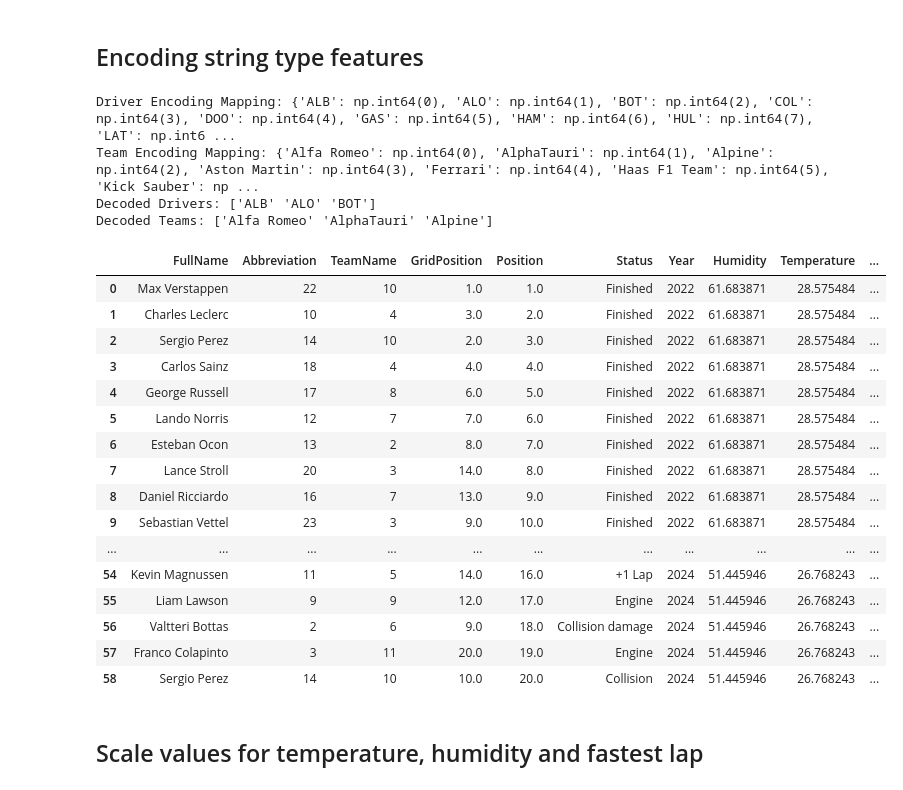
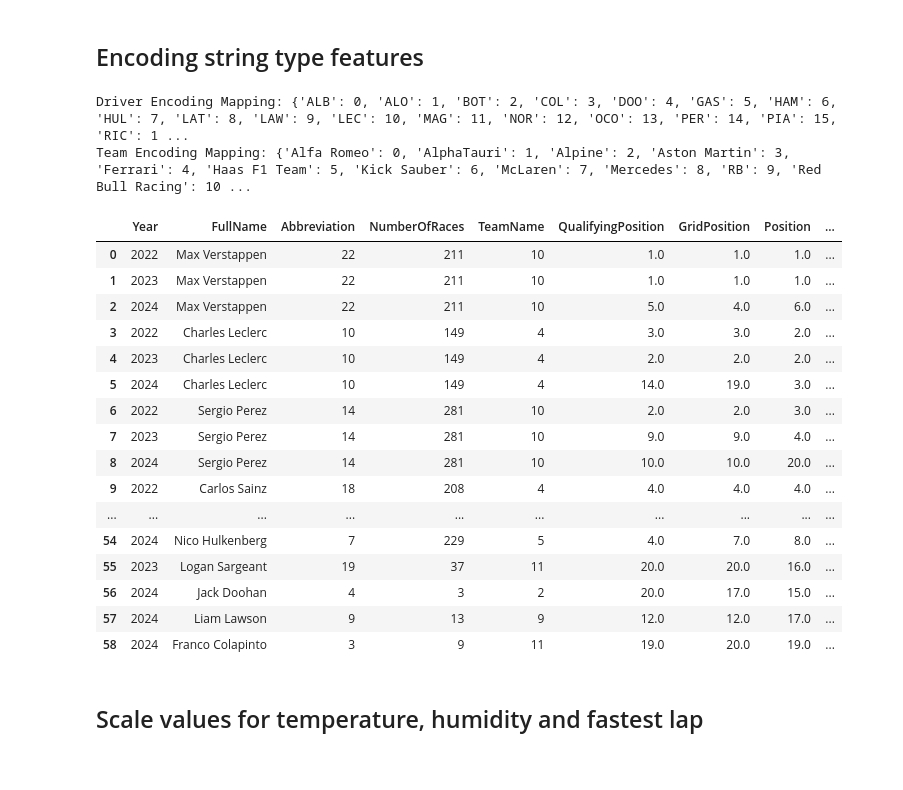
Before and after one commit to petarstamenkovic/F1-Race-Predictor, a Jupyter notebook: F1_Race_Predictor.ipynb, the cells around one changed output. Cells and saved outputs as stored; diff of their text form; code cells hidden in the pictures.

Commit message:
Created a get_qualifying_data function that retrieves qualy info and the speed trap (highest speed) during the whole qualyfing session. Deleted isRookie table.

```diff
--- a/F1_Race_Predictor.ipynb
+++ b/F1_Race_Predictor.ipynb
@@ -110,52 +186,50 @@ See the caveats in the documentation: https://pandas.pydata.org/pandas-docs/stab
 # %%
 from sklearn.preprocessing import LabelEncoder
 
-final_sessions_encoded = final_sessions.copy()
+final_sessions_encoded = final_data.copy()
 
 label_encoder_abbr = LabelEncoder()
 label_encoder_team = LabelEncoder()
 
 final_sessions_encoded["Abbreviation"] = label_encoder_abbr.fit_transform(final_sessions_encoded["Abbreviation"])
 final_sessions_encoded["TeamName"] = label_encoder_team.fit_transform(final_sessions_encoded["TeamName"])
 
 # Mapping for Drivers
 driver_mapping = dict(zip(label_encoder_abbr.classes_, label_encoder_abbr.transform(label_encoder_abbr.classes_)))
 print("Driver Encoding Mapping:", driver_mapping)
 
 # Mapping for Teams
 team_mapping = dict(zip(label_encoder_team.classes_, label_encoder_team.transform(label_encoder_team.classes_)))
 print("Team Encoding Mapping:", team_mapping)
 
 # Inverse process - if you need it
 #decoded_driver = label_encoder_abbr.inverse_transform([0, 1, 2])  # Convert 0,1,2 back to names
 #decoded_team = label_encoder_team.inverse_transform([0, 1, 2])
 
 #print("Decoded Drivers:", decoded_driver)
 #print("Decoded Teams:", decoded_team)
 
 final_sessions_encoded
 # %% [output]
-Driver Encoding Mapping: {'ALB': np.int64(0), 'ALO': np.int64(1), 'BOT': np.int64(2), 'COL': np.int64(3), 'DOO': np.int64(4), 'GAS': np.int64(5), 'HAM': np.int64(6), 'HUL': np.int64(7), 'LAT': np.int6 ...
-Team Encoding Mapping: {'Alfa Romeo': np.int64(0), 'AlphaTauri': np.int64(1), 'Alpine': np.int64(2), 'Aston Martin': np.int64(3), 'Ferrari': np.int64(4), 'Haas F1 Team': np.int64(5), 'Kick Sauber': np ...
-Decoded Drivers: ['ALB' 'ALO' 'BOT']
-Decoded Teams: ['Alfa Romeo' 'AlphaTauri' 'Alpine']
+Driver Encoding Mapping: {'ALB': 0, 'ALO': 1, 'BOT': 2, 'COL': 3, 'DOO': 4, 'GAS': 5, 'HAM': 6, 'HUL': 7, 'LAT': 8, 'LAW': 9, 'LEC': 10, 'MAG': 11, 'NOR': 12, 'OCO': 13, 'PER': 14, 'PIA': 15, 'RIC': 1 ...
+Team Encoding Mapping: {'Alfa Romeo': 0, 'AlphaTauri': 1, 'Alpine': 2, 'Aston Martin': 3, 'Ferrari': 4, 'Haas F1 Team': 5, 'Kick Sauber': 6, 'McLaren': 7, 'Mercedes': 8, 'RB': 9, 'Red Bull Racing': 10 ...
-|  | FullName | Abbreviation | TeamName | GridPosition | Position | Status | Year | Humidity | Temperature | ... |
-| 0 | Max Verstappen | 22 | 10 | 1.0 | 1.0 | Finished | 2022 | 61.683871 | 28.575484 | ... |
-| 1 | Charles Leclerc | 10 | 4 | 3.0 | 2.0 | Finished | 2022 | 61.683871 | 28.575484 | ... |
-| 2 | Sergio Perez | 14 | 10 | 2.0 | 3.0 | Finished | 2022 | 61.683871 | 28.575484 | ... |
-| 3 | Carlos Sainz | 18 | 4 | 4.0 | 4.0 | Finished | 2022 | 61.683871 | 28.575484 | ... |
-| 4 | George Russell | 17 | 8 | 6.0 | 5.0 | Finished | 2022 | 61.683871 | 28.575484 | ... |
-| 5 | Lando Norris | 12 | 7 | 7.0 | 6.0 | Finished | 2022 | 61.683871 | 28.575484 | ... |
-| 6 | Esteban Ocon | 13 | 2 | 8.0 | 7.0 | Finished | 2022 | 61.683871 | 28.575484 | ... |
-| 7 | Lance Stroll | 20 | 3 | 14.0 | 8.0 | Finished | 2022 | 61.683871 | 28.575484 | ... |
-| 8 | Daniel Ricciardo | 16 | 7 | 13.0 | 9.0 | Finished | 2022 | 61.683871 | 28.575484 | ... |
-| 9 | Sebastian Vettel | 23 | 3 | 9.0 | 10.0 | Finished | 2022 | 61.683871 | 28.575484 | ... |
-| ... | ... | ... | ... | ... | ... | ... | ... | ... | ... | ... |
-| 54 | Kevin Magnussen | 11 | 5 | 14.0 | 16.0 | +1 Lap | 2024 | 51.445946 | 26.768243 | ... |
-| 55 | Liam Lawson | 9 | 9 | 12.0 | 17.0 | Engine | 2024 | 51.445946 | 26.768243 | ... |
-| 56 | Valtteri Bottas | 2 | 6 | 9.0 | 18.0 | Collision damage | 2024 | 51.445946 | 26.768243 | ... |
-| 57 | Franco Colapinto | 3 | 11 | 20.0 | 19.0 | Engine | 2024 | 51.445946 | 26.768243 | ... |
-| 58 | Sergio Perez | 14 | 10 | 10.0 | 20.0 | Collision | 2024 | 51.445946 | 26.768243 | ... |
+|  | Year | FullName | Abbreviation | NumberOfRaces | TeamName | QualifyingPosition | GridPosition | Position | ... |
+| 0 | 2022 | Max Verstappen | 22 | 211 | 10 | 1.0 | 1.0 | 1.0 | ... |
+| 1 | 2023 | Max Verstappen | 22 | 211 | 10 | 1.0 | 1.0 | 1.0 | ... |
+| 2 | 2024 | Max Verstappen | 22 | 211 | 10 | 5.0 | 4.0 | 6.0 | ... |
+| 3 | 2022 | Charles Leclerc | 10 | 149 | 4 | 3.0 | 3.0 | 2.0 | ... |
+| 4 | 2023 | Charles Leclerc | 10 | 149 | 4 | 2.0 | 2.0 | 2.0 | ... |
+| 5 | 2024 | Charles Leclerc | 10 | 149 | 4 | 14.0 | 19.0 | 3.0 | ... |
+| 6 | 2022 | Sergio Perez | 14 | 281 | 10 | 2.0 | 2.0 | 3.0 | ... |
+| 7 | 2023 | Sergio Perez | 14 | 281 | 10 | 9.0 | 9.0 | 4.0 | ... |
+| 8 | 2024 | Sergio Perez | 14 | 281 | 10 | 10.0 | 10.0 | 20.0 | ... |
+| 9 | 2022 | Carlos Sainz | 18 | 208 | 4 | 4.0 | 4.0 | 4.0 | ... |
+| ... | ... | ... | ... | ... | ... | ... | ... | ... | ... |
+| 54 | 2024 | Nico Hulkenberg | 7 | 229 | 5 | 4.0 | 7.0 | 8.0 | ... |
+| 55 | 2023 | Logan Sargeant | 19 | 37 | 11 | 20.0 | 20.0 | 16.0 | ... |
+| 56 | 2024 | Jack Doohan | 4 | 3 | 2 | 20.0 | 17.0 | 15.0 | ... |
+| 57 | 2024 | Liam Lawson | 9 | 13 | 9 | 12.0 | 12.0 | 17.0 | ... |
+| 58 | 2024 | Franco Colapinto | 3 | 9 | 11 | 19.0 | 20.0 | 19.0 | ... |
 # %% [markdown]
 ## Scale values for temperature, humidity and fastest lap
 # %%
```
Also changed, not shown: parts of 1 cell of this notebook, 2 other files.
